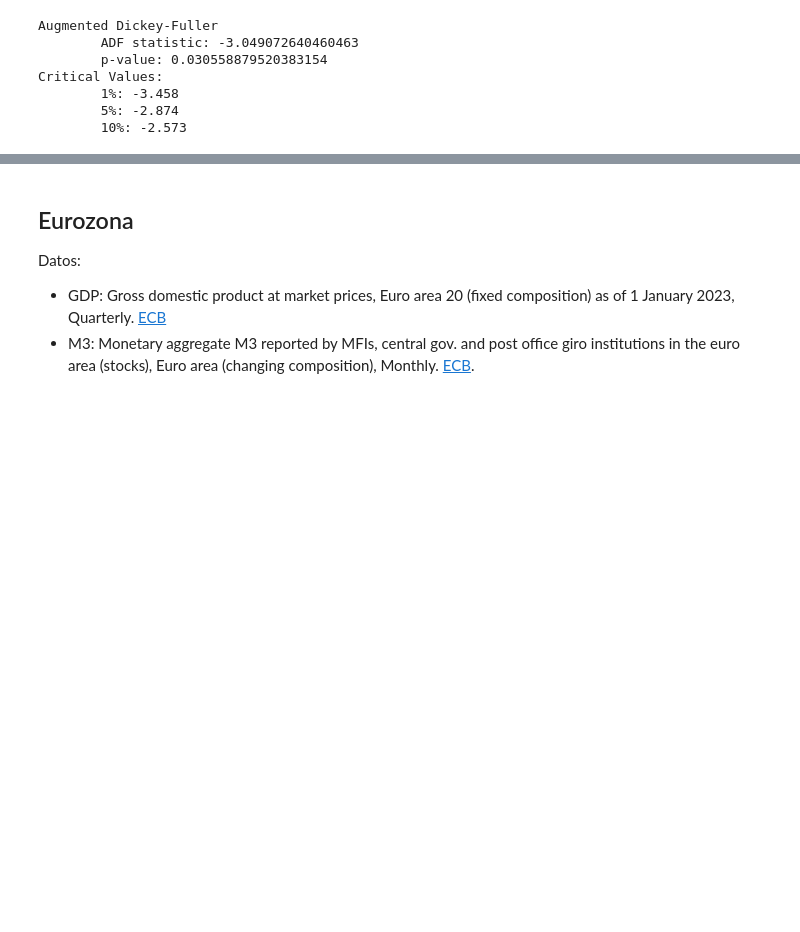
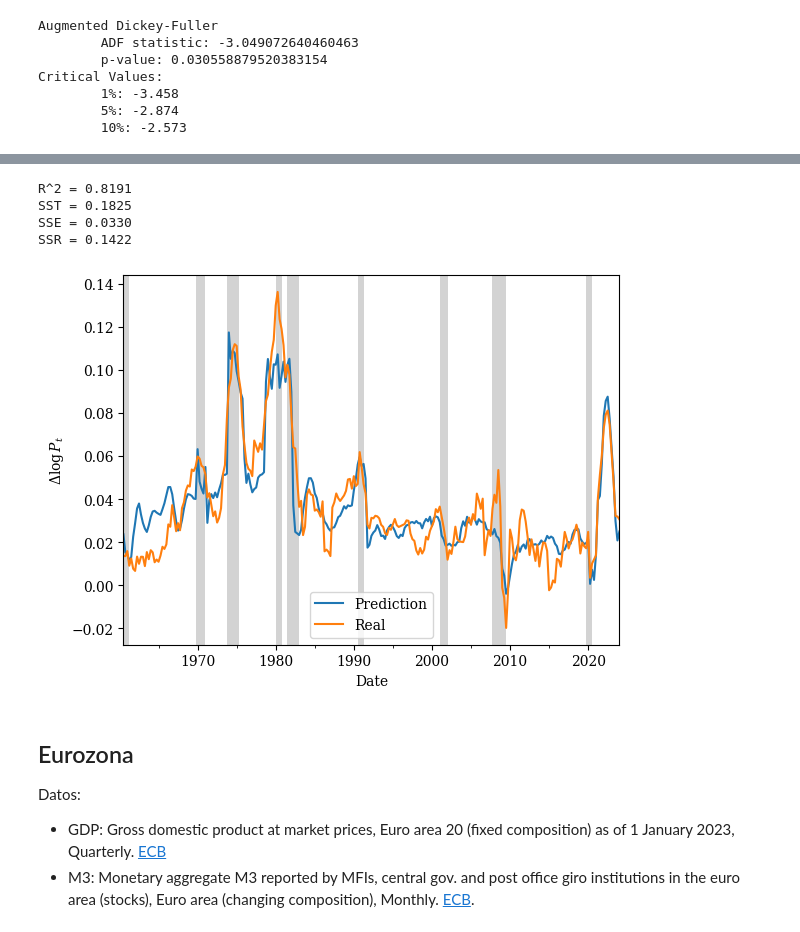
Before and after one commit to MiguelPuntoEs/money-growth, a Jupyter notebook: money-growth.ipynb, the cells around one changed output, grey strips where cells are left out. Cells and saved outputs as stored; diff of their text form; code cells hidden in the pictures; blank space fills up the shorter version.

```diff
--- a/money-growth.ipynb
+++ b/money-growth.ipynb
@@ -279,3 +417,33 @@ Warnings:
+# %%
+y_hat = res.predict()
+
+fig, ax = plt.subplots()
+
+y_hat.plot(ax=ax, label='Prediction')
+y.plot(ax=ax, label='Real')
+plot_recessions(ax)
+
+ax.legend()
+ax.set_ylabel(r'$\Delta\log P_t$');
+
+y_mean = y.mean()
+
+sst = ((y-y_mean)**2).sum()
+sse = ((y-y_hat)**2).sum()
+ssr = ((y_hat-y_mean)**2).sum()
+r2 = 1-sse/sst
+
+print(f'R^2 = {r2:.4f}')
+
+print(f'SST = {sst:.4f}')
+print(f'SSE = {sse:.4f}')
+print(f'SSR = {ssr:.4f}')
+# %% [output]
+R^2 = 0.8191
+SST = 0.1825
+SSE = 0.0330
+SSR = 0.1422
+[figure, added]
 # %% [markdown]
 ## Eurozona
 
```
Also changed, not shown: parts of 7 cells of this notebook.
